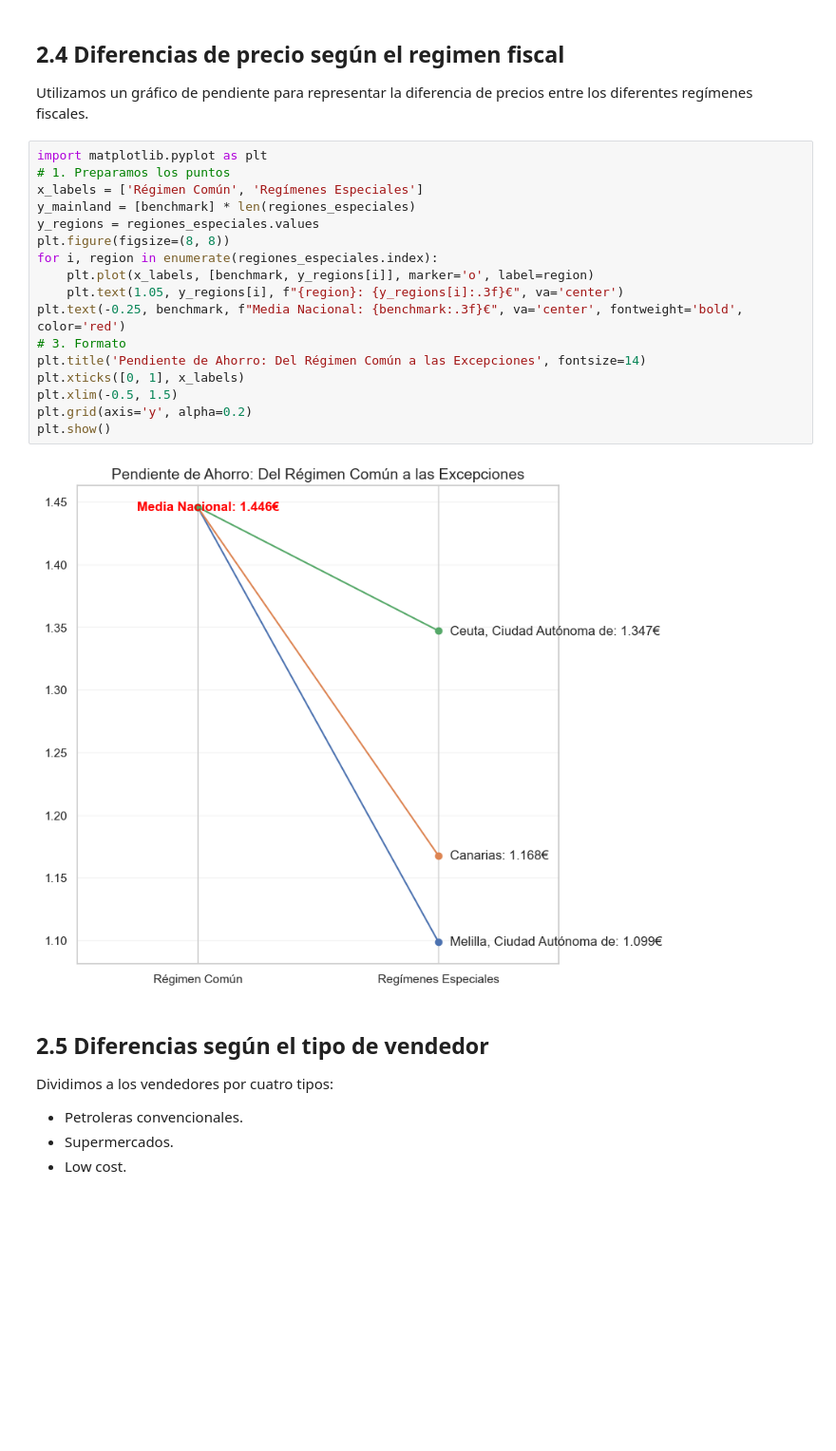
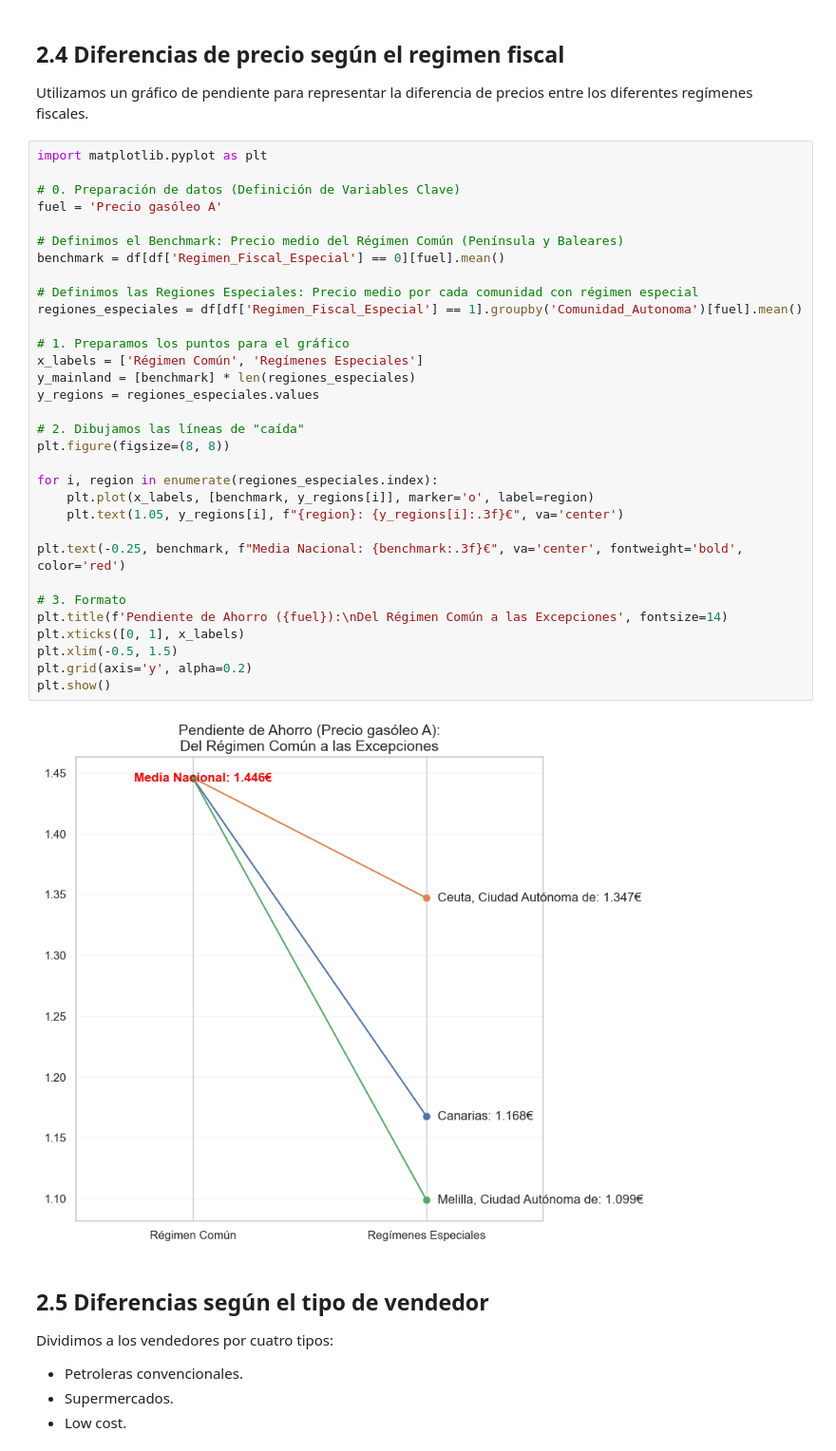
Before and after one commit to UOC-Visualizacion-de-datos/PRACTICA2, a Jupyter notebook: PRA2-Pedro-Berberana.ipynb, the cells around one changed output. Shown at 95% size. Drawn from its saved outputs; the diff is of its cells as text; blank space fills up the shorter version.

```diff
--- a/PRA2-Pedro-Berberana.ipynb
+++ b/PRA2-Pedro-Berberana.ipynb
@@ -708,23 +705,38 @@ Passing `palette` without assigning `hue` is deprecated and will be removed in v
 Utilizamos un gráfico de pendiente para representar la diferencia de precios entre los diferentes regímenes fiscales.
 # %%
 import matplotlib.pyplot as plt
-# 1. Preparamos los puntos
+
+# 0. Preparación de datos (Definición de Variables Clave)
+fuel = 'Precio gasóleo A'
+
+# Definimos el Benchmark: Precio medio del Régimen Común (Península y Baleares)
+benchmark = df[df['Regimen_Fiscal_Especial'] == 0][fuel].mean()
+
+# Definimos las Regiones Especiales: Precio medio por cada comunidad con régimen especial
+regiones_especiales = df[df['Regimen_Fiscal_Especial'] == 1].groupby('Comunidad_Autonoma')[fuel].mean()
+
+# 1. Preparamos los puntos para el gráfico
 x_labels = ['Régimen Común', 'Regímenes Especiales']
 y_mainland = [benchmark] * len(regiones_especiales)
 y_regions = regiones_especiales.values
+
+# 2. Dibujamos las líneas de "caída"
 plt.figure(figsize=(8, 8))
+
 for i, region in enumerate(regiones_especiales.index):
     plt.plot(x_labels, [benchmark, y_regions[i]], marker='o', label=region)
     plt.text(1.05, y_regions[i], f"{region}: {y_regions[i]:.3f}€", va='center')
+
 plt.text(-0.25, benchmark, f"Media Nacional: {benchmark:.3f}€", va='center', fontweight='bold', color='red')
+
 # 3. Formato
-plt.title('Pendiente de Ahorro: Del Régimen Común a las Excepciones', fontsize=14)
+plt.title(f'Pendiente de Ahorro ({fuel}):\nDel Régimen Común a las Excepciones', fontsize=14)
 plt.xticks([0, 1], x_labels)
 plt.xlim(-0.5, 1.5)
 plt.grid(axis='y', alpha=0.2)
 plt.show()
 # %% [output]
-[figure, old version]
+[figure, new version]
 # %% [markdown]
 ## 2.5 Diferencias según el tipo de vendedor
 Dividimos a los vendedores por cuatro tipos:
```
Also changed, not shown: parts of 2 cells of this notebook, 1 other file.
